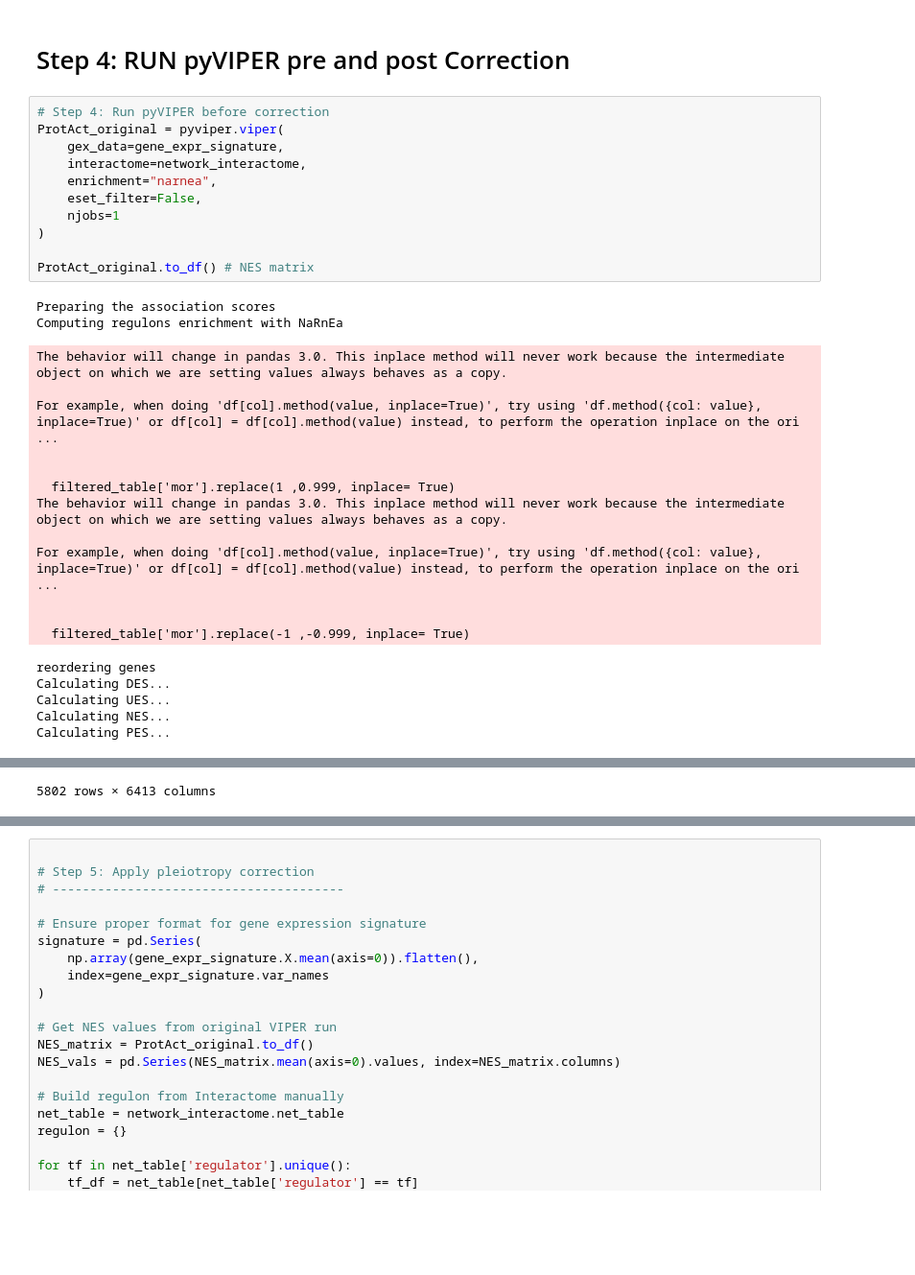
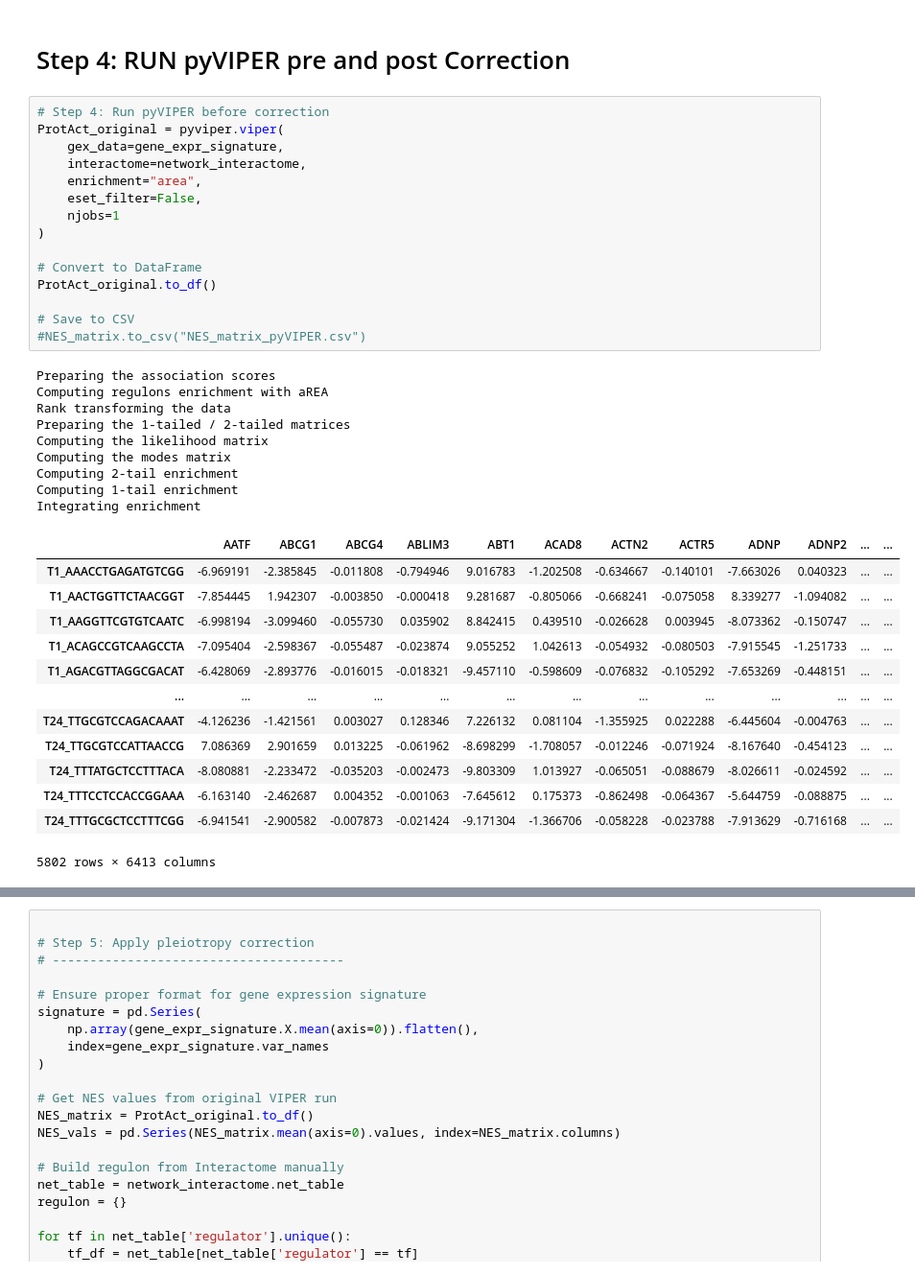
Before and after one commit to filipporiva2001/pyVIPER_correction, a Jupyter notebook: pyVIPER_with_shadowRegulon.ipynb, the cells around one changed output, grey strips where cells are left out. Shown at 96% size. Cells and saved outputs as stored; diff of their text form; blank space fills up the shorter version.

```diff
--- a/pyVIPER_with_shadowRegulon.ipynb
+++ b/pyVIPER_with_shadowRegulon.ipynb
@@ -179,31 +198,38 @@ def shadowRegulon_py(ss, nes, regul, regulators=0.05, shadow=0.05, targets=10, p
 # %%
 # Step 4: Run pyVIPER before correction
 ProtAct_original = pyviper.viper(
     gex_data=gene_expr_signature,
     interactome=network_interactome,
-    enrichment="narnea",
+    enrichment="area",
     eset_filter=False,
     njobs=1
 )
 
-ProtAct_original.to_df() # NES matrix
+# Convert to DataFrame
+ProtAct_original.to_df()
+
+# Save to CSV
+#NES_matrix.to_csv("NES_matrix_pyVIPER.csv")
 # %% [output]
 Preparing the association scores
-Computing regulons enrichment with NaRnEa
+Computing regulons enrichment with aREA
+Rank transforming the data
+Preparing the 1-tailed / 2-tailed matrices
+Computing the likelihood matrix
+Computing the modes matrix
+Computing 2-tail enrichment
+Computing 1-tail enrichment
+Integrating enrichment
+|  | AATF | ABCG1 | ABCG4 | ABLIM3 | ABT1 | ACAD8 | ACTN2 | ACTR5 | ADNP | ADNP2 | ... | ... |
+| T1_AAACCTGAGATGTCGG | -6.969191 | -2.385845 | -0.011808 | -0.794946 | 9.016783 | -1.202508 | -0.634667 | -0.140101 | -7.663026 | 0.040323 | ... | ... |
+| T1_AACTGGTTCTAACGGT | -7.854445 | 1.942307 | -0.003850 | -0.000418 | 9.281687 | -0.805066 | -0.668241 | -0.075058 | 8.339277 | -1.094082 | ... | ... |
+| T1_AAGGTTCGTGTCAATC | -6.998194 | -3.099460 | -0.055730 | 0.035902 | 8.842415 | 0.439510 | -0.026628 | 0.003945 | -8.073362 | -0.150747 | ... | ... |
+| T1_ACAGCCGTCAAGCCTA | -7.095404 | -2.598367 | -0.055487 | -0.023874 | 9.055252 | 1.042613 | -0.054932 | -0.080503 | -7.915545 | -1.251733 | ... | ... |
+| T1_AGACGTTAGGCGACAT | -6.428069 | -2.893776 | -0.016015 | -0.018321 | -9.457110 | -0.598609 | -0.076832 | -0.105292 | -7.653269 | -0.448151 | ... | ... |
+| ... | ... | ... | ... | ... | ... | ... | ... | ... | ... | ... | ... | ... |
+| T24_TTGCGTCCAGACAAAT | -4.126236 | -1.421561 | 0.003027 | 0.128346 | 7.226132 | 0.081104 | -1.355925 | 0.022288 | -6.445604 | -0.004763 | ... | ... |
+| T24_TTGCGTCCATTAACCG | 7.086369 | 2.901659 | 0.013225 | -0.061962 | -8.698299 | -1.708057 | -0.012246 | -0.071924 | -8.167640 | -0.454123 | ... | ... |
+| T24_TTTATGCTCCTTTACA | -8.080881 | -2.233472 | -0.035203 | -0.002473 | -9.803309 | 1.013927 | -0.065051 | -0.088679 | -8.026611 | -0.024592 | ... | ... |
+| T24_TTTCCTCCACCGGAAA | -6.163140 | -2.462687 | 0.004352 | -0.001063 | -7.645612 | 0.175373 | -0.862498 | -0.064367 | -5.644759 | -0.088875 | ... | ... |
+| T24_TTTGCGCTCCTTTCGG | -6.941541 | -2.900582 | -0.007873 | -0.021424 | -9.171304 | -1.366706 | -0.058228 | -0.023788 | -7.913629 | -0.716168 | ... | ... |
-The behavior will change in pandas 3.0. This inplace method will never work because the intermediate object on which we are setting values always behaves as a copy.
-
-For example, when doing 'df[col].method(value, inplace=True)', try using 'df.method({col: value}, inplace=True)' or df[col] = df[col].method(value) instead, to perform the operation inplace on the ori ...
-
-
-  filtered_table['mor'].replace(1 ,0.999, inplace= True)
-The behavior will change in pandas 3.0. This inplace method will never work because the intermediate object on which we are setting values always behaves as a copy.
-
-For example, when doing 'df[col].method(value, inplace=True)', try using 'df.method({col: value}, inplace=True)' or df[col] = df[col].method(value) instead, to perform the operation inplace on the ori ...
-
-
-  filtered_table['mor'].replace(-1 ,-0.999, inplace= True)
+5802 rows × 6413 columns
-reordering genes
-Calculating DES...
-Calculating UES...
-Calculating NES...
-Calculating PES...
@@ -222 +235,0 @@ Calculating PES...
-5802 rows × 6413 columns
```
Also changed, not shown: parts of 10 cells of this notebook.
